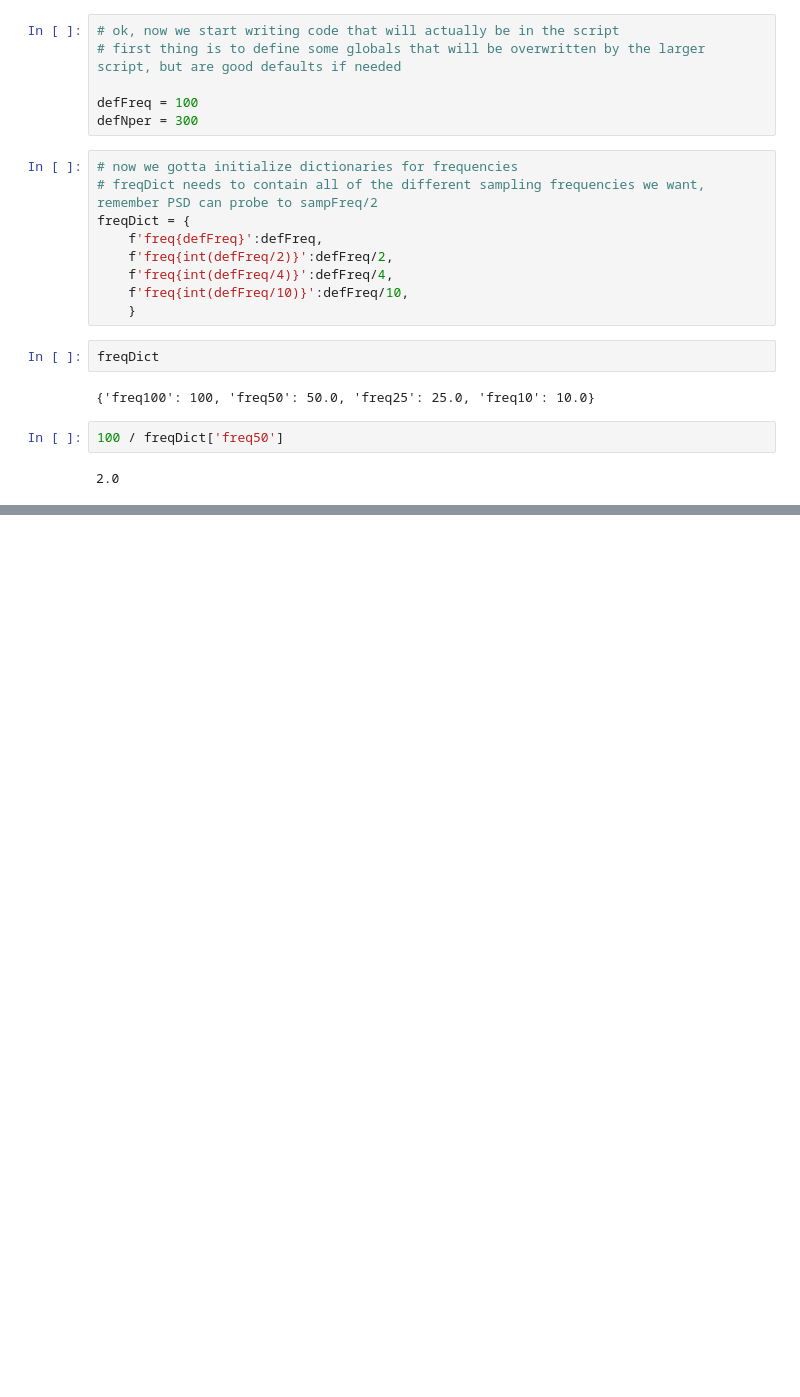
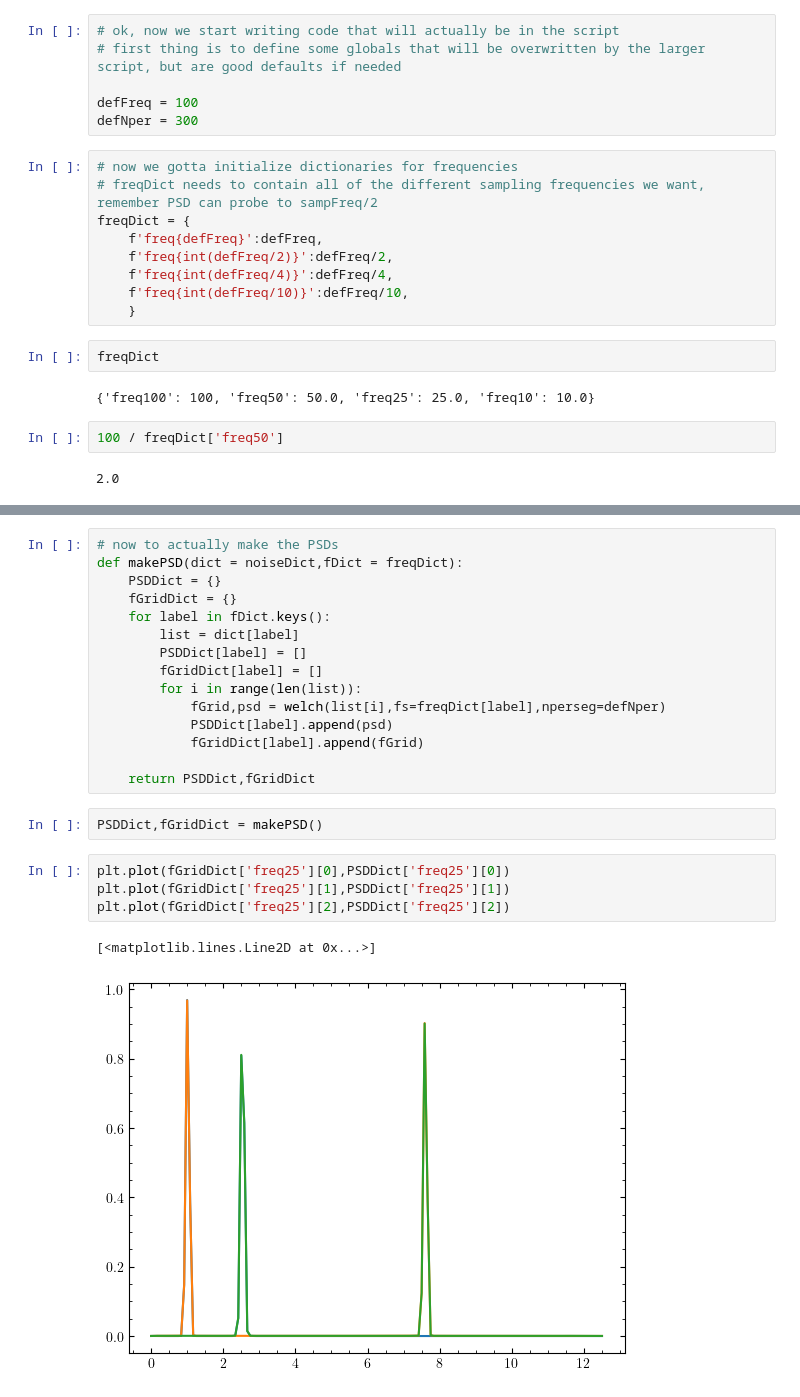
Before and after one commit to Bkorotko03/ALTrainSeismo, a Jupyter notebook: testsAndSuch/PSDProd.ipynb, the cells around one changed output, grey strips where cells are left out. Cells and saved outputs as stored; diff of their text form; blank space fills up the shorter version.

```diff
--- a/testsAndSuch/PSDProd.ipynb
+++ b/testsAndSuch/PSDProd.ipynb
@@ -86,0 +125,24 @@ def noiseDownSamp(nArr = noiseArrs,fd=freqDict):
+# %%
+# now to actually make the PSDs
+def makePSD(dict = noiseDict,fDict = freqDict):
+    PSDDict = {}
+    fGridDict = {}
+    for label in fDict.keys():
+        list = dict[label]
+        PSDDict[label] = []
+        fGridDict[label] = []
+        for i in range(len(list)):
+            fGrid,psd = welch(list[i],fs=freqDict[label],nperseg=defNper)
+            PSDDict[label].append(psd)
+            fGridDict[label].append(fGrid)
+
+    return PSDDict,fGridDict
+# %%
+PSDDict,fGridDict = makePSD()
+# %%
+plt.plot(fGridDict['freq25'][0],PSDDict['freq25'][0])
+plt.plot(fGridDict['freq25'][1],PSDDict['freq25'][1])
+plt.plot(fGridDict['freq25'][2],PSDDict['freq25'][2])
+# %% [output]
+[<matplotlib.lines.Line2D at 0x...>]
+[figure, added]
```
Also changed, not shown: parts of 10 cells of this notebook.
